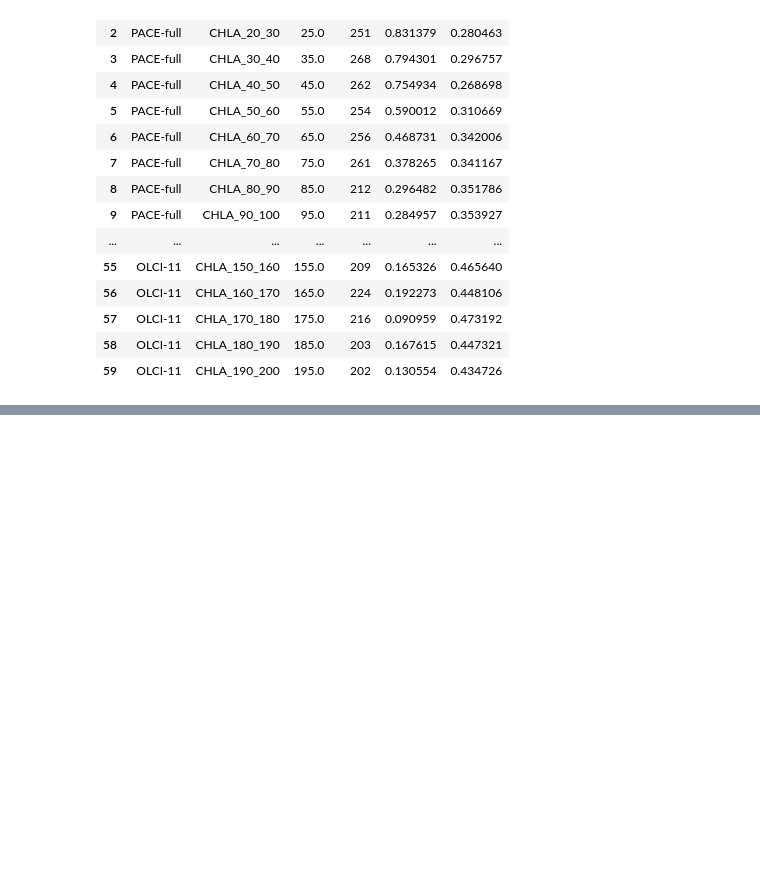
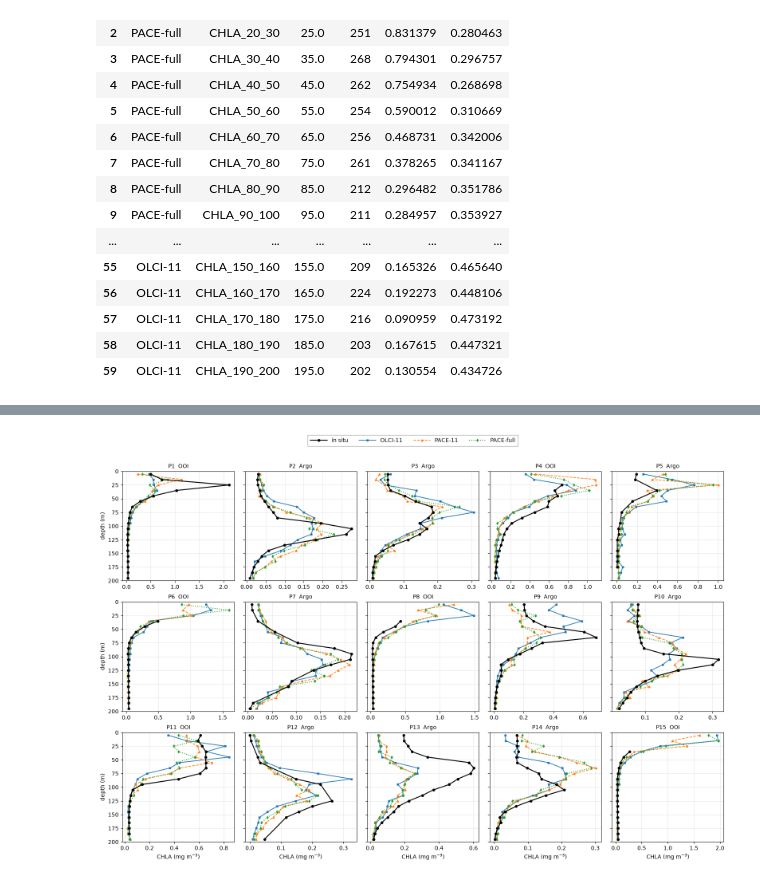
Before and after one commit to fish-pace/2026-go-bgc-hackweek, a Jupyter notebook: contributor_folders/nama/olci_l3_brt_compare.ipynb, the cells around one changed output, grey strips where cells are left out. Drawn from its saved outputs; the diff is of its cells as text; code cells hidden in the pictures; blank space fills up the shorter version.

```diff
--- a/contributor_folders/nama/olci_l3_brt_compare.ipynb
+++ b/contributor_folders/nama/olci_l3_brt_compare.ipynb
@@ -320,0 +868,76 @@ wide
+# %%
+def x_row(row, rrs):
+    return pd.DataFrame([{c: row[c] for c in rrs + EXTRA}])
+
+
+def predict_profile(row, model_name):
+    models = fitted[model_name]
+    rrs = MODELS[model_name]
+    X = x_row(row, rrs)
+    z, yhat = [], []
+    for col in chl_cols:
+        if col not in models:
+            continue
+        a, b = parse_depth_bin(col)
+        z.append(0.5 * (a + b))
+        yhat.append(float(10 ** models[col].predict(X)[0]))
+    return np.asarray(z), np.asarray(yhat)
+
+
+def obs_profile(row):
+    z, y = [], []
+    for col in chl_cols:
+        val = row[col]
+        if pd.notna(val) and val > 0:
+            a, b = parse_depth_bin(col)
+            z.append(0.5 * (a + b))
+            y.append(float(val))
+    return np.asarray(z), np.asarray(y)
+
+
+STYLES = {
+    "in situ": dict(color="k", marker="o", ls="-", lw=1.6, ms=4, zorder=3),
+    "OLCI-11": dict(color="C0", marker="s", ls="-", lw=1.3, ms=3.5),
+    "PACE-11": dict(color="C1", marker="^", ls="--", lw=1.3, ms=3.5),
+    "PACE-full": dict(color="C2", marker="d", ls=":", lw=1.5, ms=3.5),
+}
+
+fig, axes = plt.subplots(3, 5, figsize=(16, 11), sharey=True)
+axes = np.asarray(axes).ravel()
+
+for i, r in show.iterrows():
+    ax = axes[i]
+    z_obs, y_obs = obs_profile(r)
+    ax.plot(y_obs, z_obs, label="in situ", **STYLES["in situ"])
+    for name in ("OLCI-11", "PACE-11", "PACE-full"):
+        z_hat, y_hat = predict_profile(r, name)
+        ax.plot(y_hat, z_hat, label=name, **STYLES[name])
+    ax.set_ylim(200, 0)
+    ax.grid(True, alpha=0.3)
+    ax.set_title(f"{r['label']}  {r['source']}", fontsize=10)
+    if i % 5 == 0:
+        ax.set_ylabel("depth (m)")
+    if i >= 10:
+        ax.set_xlabel("CHLA (mg m$^{-3}$)")
+
+for ax in axes[N_SHOW:]:
+    ax.set_visible(False)
+
+handles, labels = axes[0].get_legend_handles_labels()
+plt.tight_layout()
+fig.subplots_adjust(top=0.90)
+fig.legend(
+    handles, labels,
+    loc="center",
+    ncol=4,
+    bbox_to_anchor=(0.5, 0.97),
+    frameon=True,
+    fancybox=False,
+    fontsize=10,
+    handlelength=3,
+    borderpad=0.5,
+    edgecolor="0.6",
+)
+plt.show()
+# %% [output]
+[figure, added]
```
Also changed, not shown: parts of 19 cells of this notebook.
